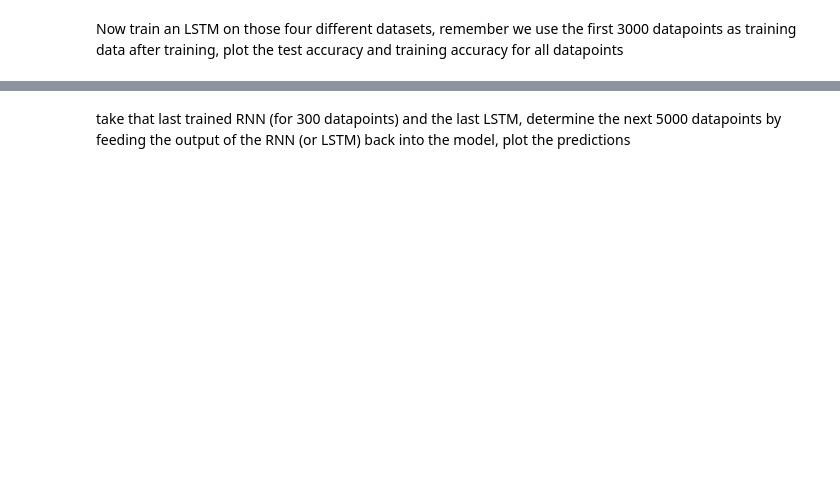
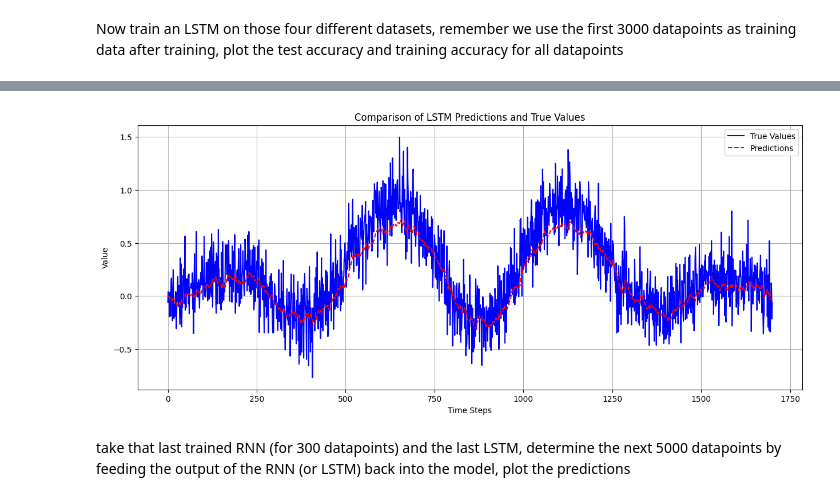
Before and after one commit to Ahmadar91/ML, a Jupyter notebook: Lab 5 - RNN and LSTM.ipynb, the cells around one changed output, grey strips where cells are left out. Saved outputs shown, nothing was run; the diff lists cells and outputs as text; code cells hidden in the pictures; blank space fills up the shorter version.

```diff
--- a/Lab 5 - RNN and LSTM.ipynb
+++ b/Lab 5 - RNN and LSTM.ipynb
@@ -431,2 +354,25 @@ after training, plot the test accuracy and training accuracy for all datapoints
+# %%
+model_lstm.eval()
+predictions = []
+
+with torch.no_grad():
+    for seq, true_val in test_inout_seq_300:
+        seq_tensor = torch.Tensor(seq.reshape(1, train_window_300, 1))
+        predicted_val = model_lstm(seq_tensor)
+        predictions.append(predicted_val.item())
+
+actual_values = [label[0] for _, label in test_inout_seq_300]
+
+plt.figure(figsize=(15, 6))
+plt.plot(actual_values, label="True Values", color="blue")
+plt.plot(predictions, label="Predictions", color="red", linestyle="dashed")
+plt.title("Comparison of LSTM Predictions and True Values")
+plt.xlabel("Time Steps")
+plt.ylabel("Value")
+plt.legend()
+plt.grid(True)
+plt.show()
+# %% [output]
+[figure, added]
 # %% [markdown]
 take that last trained RNN (for 300 datapoints) and the last LSTM, determine the next 5000 datapoints by feeding the output of the RNN (or LSTM) back into the model, plot the predictions
```
Also changed, not shown: parts of 15 cells of this notebook.
